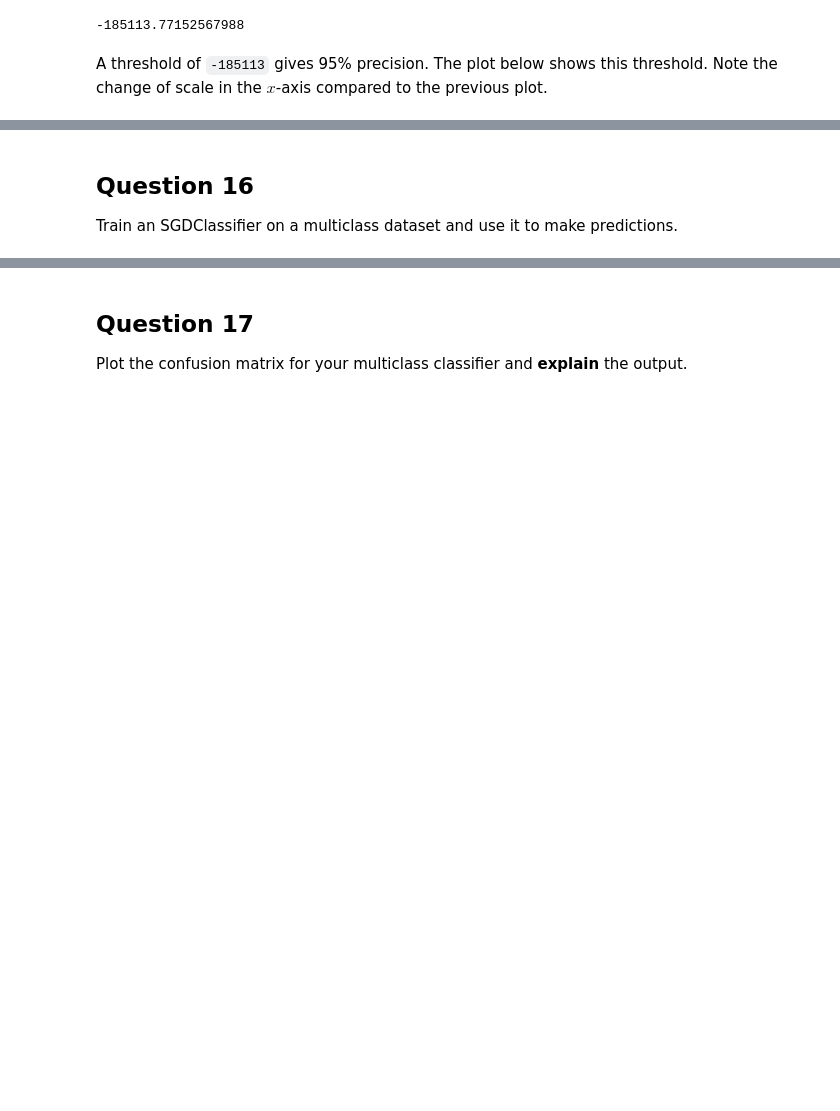
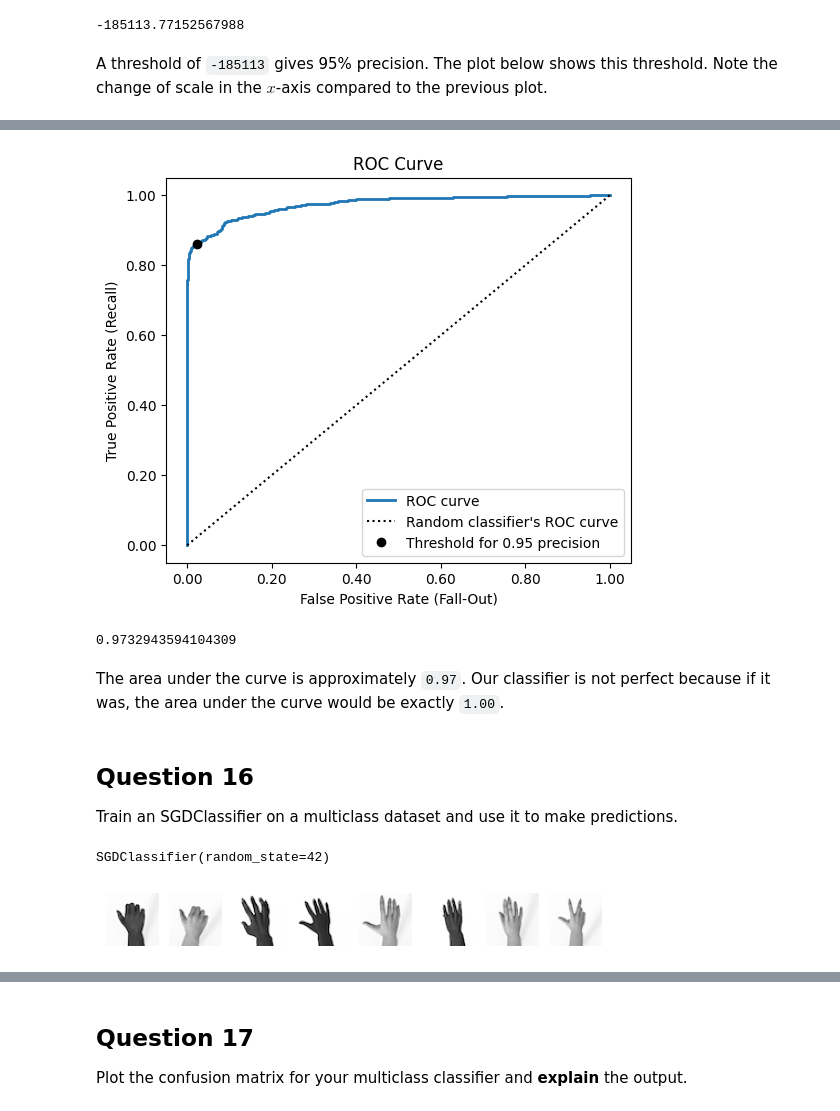
Before and after one commit to RochX/comp486-assignments, a Jupyter notebook: assignment3/assignment3.ipynb, the cells around one changed output, grey strips where cells are left out. Drawn from its saved outputs; the diff is of its cells as text; code cells hidden in the pictures; blank space fills up the shorter version.

```diff
--- a/assignment3/assignment3.ipynb
+++ b/assignment3/assignment3.ipynb
@@ -425,3 +437,68 @@ plot the ROC curve (FPR against the TPR) using `matplotlib` then Calculate the a
+# %%
+from sklearn.metrics import roc_curve
+fpr, tpr, thresholds = roc_curve(paper_train_labels, paper_scores)
+# %%
+idx_for_desired_threshold = (thresholds <= desired_precision_threshold).argmax()
+tpr_desired, fpr_desired = tpr[idx_for_desired_threshold], fpr[idx_for_desired_threshold]
+
+plt.figure(figsize=(6, 5))  # extra code – not needed, just formatting
+plt.plot(fpr, tpr, linewidth=2, label="ROC curve")
+plt.plot([0, 1], [0, 1], 'k:', label="Random classifier's ROC curve")
+plt.plot([fpr_desired], [tpr_desired], "ko", label=f"Threshold for {threshold} precision")
+
+# get current axes
+ax = plt.gca()
+
+ax.set_title("ROC Curve")
+
+# x axis
+ax.set_xlabel("False Positive Rate (Fall-Out)")
+ax.xaxis.set_major_formatter(FormatStrFormatter('%.2f')) # set two decimal points
+
+# y axis
+ax.set_ylabel("True Positive Rate (Recall)")
+ax.yaxis.set_major_formatter(FormatStrFormatter('%.2f')) # set two decimal points
+
+ax.legend()
+
+plt.show()
+# %% [output]
+[figure, added]
+# %%
+from sklearn.metrics import roc_auc_score
+
+roc_auc_score(paper_train_labels, paper_scores)
+# %% [output]
+0.9732943594104309
+# %% [markdown]
+The area under the curve is approximately `0.97`.
+Our classifier is not perfect because if it was, the area under the curve would be exactly `1.00`.
 # %% [markdown]
 ## Question 16
 Train an SGDClassifier on a multiclass dataset and use it to make predictions.
+# %%
+sgd_clf_multiclass = SGDClassifier(random_state=42)
+sgd_clf_multiclass.fit(rps_training_predictors, rps_training_labels)
+# %% [output]
+SGDClassifier(random_state=42)
+# %%
+import matplotlib.pyplot as plt
+
+rps_training_example_instances = rps_training_predictors[:8]
+
+plot_rows, plot_columns = 1, len(rps_training_example_instances)
+
+def subplot_rps(image_data, index):
+  image = np.resize(image_data.values.copy(), (48, 48))
+  plt.subplot(plot_rows, plot_columns, index)
+  plt.imshow(image, cmap='gray', vmin=0, vmax=255)
+  plt.axis("off")
+
+
+for i in range(len(rps_training_example_instances)):
+  subplot_rps(rps_training_predictors.iloc[[i]], i+1)
+
+
+plt.show()
+# %% [output]
+[figure, added]
```
Also changed, not shown: parts of 7 cells of this notebook.
